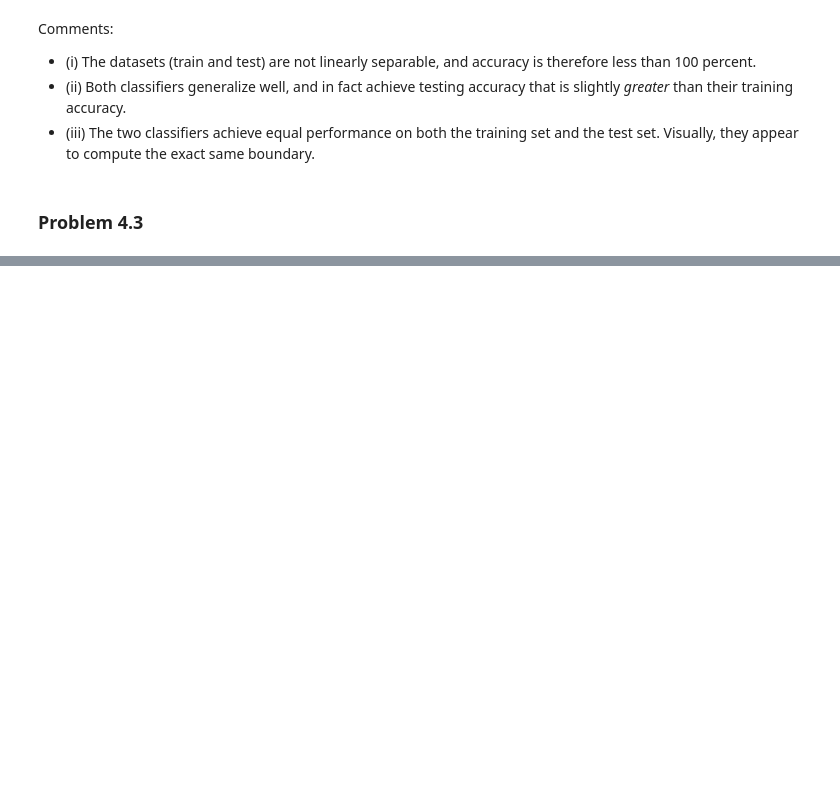
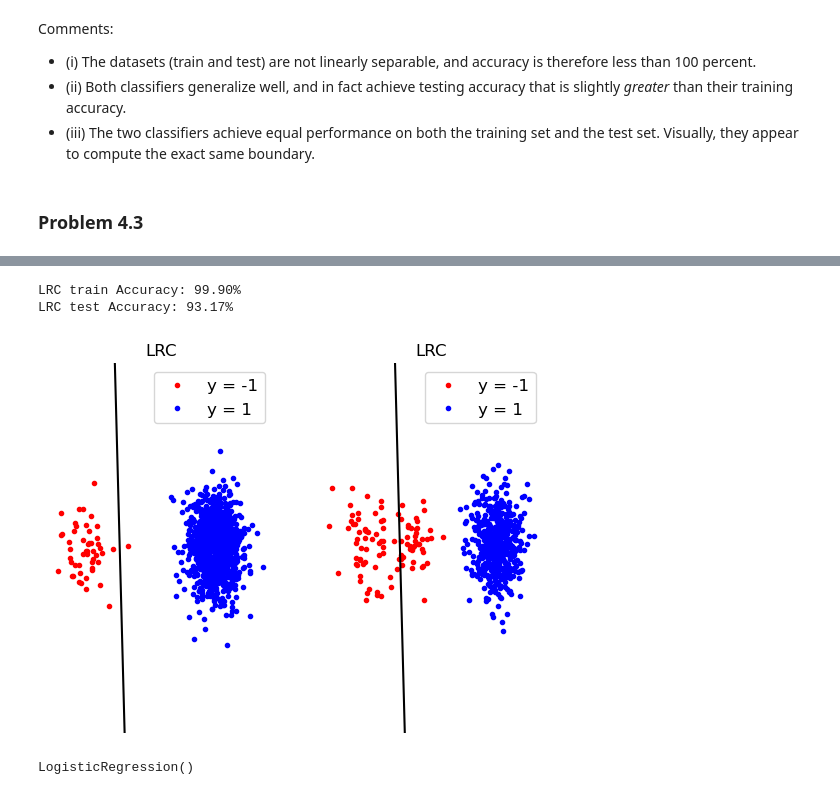
Before and after one commit to charlieoestreicher/Homework07, a Jupyter notebook: homework07.ipynb, the cells around one changed output, grey strips where cells are left out. Saved outputs shown, nothing was run; the diff lists cells and outputs as text; code cells hidden in the pictures; blank space fills up the shorter version.

```diff
--- a/homework07.ipynb
+++ b/homework07.ipynb
@@ -320,3 +347,10 @@ Using previously downloaded file imbalanced.pickle
 # %%
 with open(imbalanced_file_name, 'rb') as file:
     imbalanced_data = pickle.load(file)
+# %%
+experiment(imbalanced_data, LogisticRegression(), 'LRC')
+# %% [output]
+LRC train Accuracy: 99.90%
+LRC test Accuracy: 93.17%
+[figure, added]
+LogisticRegression()
```
Also changed, not shown: parts of 7 cells of this notebook.
